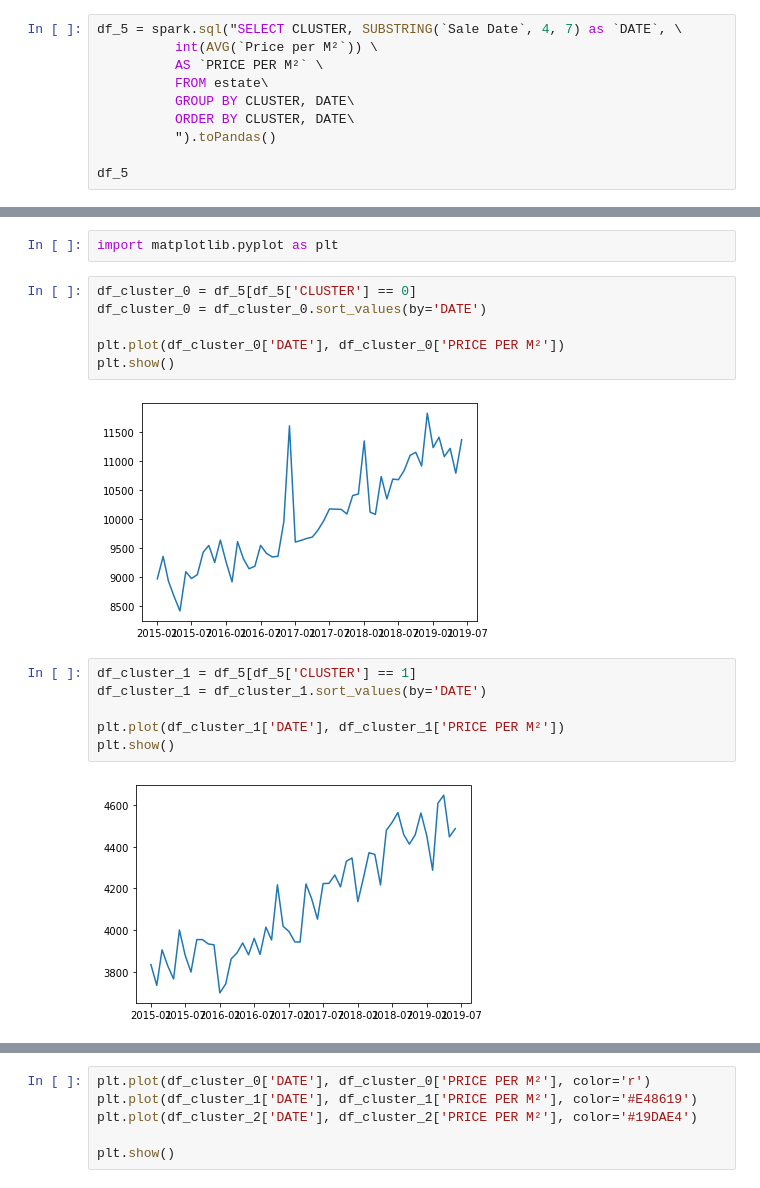
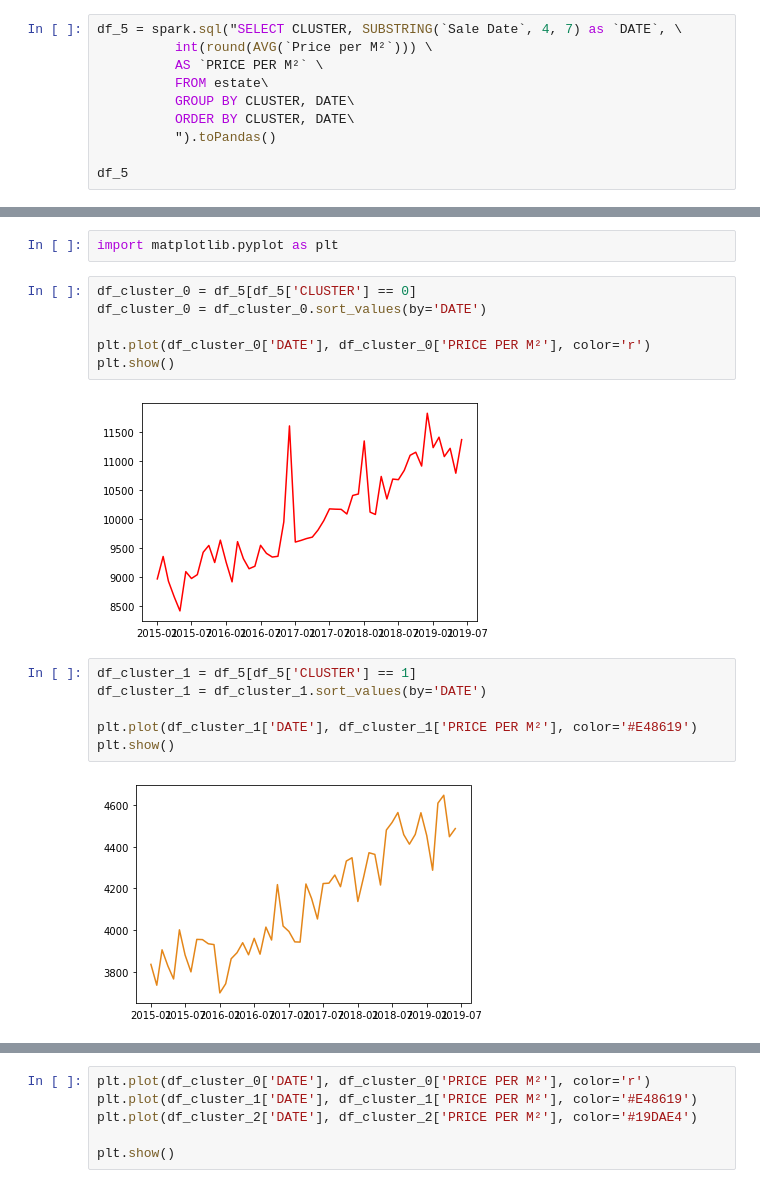
Before and after one commit to 13w13/U2-Big-Data-Tools-for-Business, a Jupyter notebook: 2. Real Estate Market EDA.ipynb, the cells around one changed output, grey strips where cells are left out. Cells and saved outputs as stored; diff of their text form.

Commit message:
Graph 7

```diff
--- a/2. Real Estate Market EDA.ipynb
+++ b/2. Real Estate Market EDA.ipynb
@@ -917,7 +917,7 @@ spark.sql("SELECT CLUSTER, SUBSTRING(`Sale Date`, 4, 7) as `DATE`, \
 only showing top 20 rows
 # %%
 df_5 = spark.sql("SELECT CLUSTER, SUBSTRING(`Sale Date`, 4, 7) as `DATE`, \
-          int(AVG(`Price per M²`)) \
+          int(round(AVG(`Price per M²`))) \
           AS `PRICE PER M²` \
           FROM estate\
           GROUP BY CLUSTER, DATE\
@@ -946,19 +946,19 @@ import matplotlib.pyplot as plt
 # %%
 df_cluster_0 = df_5[df_5['CLUSTER'] == 0]
 df_cluster_0 = df_cluster_0.sort_values(by='DATE')
 
-plt.plot(df_cluster_0['DATE'], df_cluster_0['PRICE PER M²'])
+plt.plot(df_cluster_0['DATE'], df_cluster_0['PRICE PER M²'], color='r')
 plt.show()
 # %% [output]
-[figure, old version]
+[figure, new version]
 # %%
 df_cluster_1 = df_5[df_5['CLUSTER'] == 1]
 df_cluster_1 = df_cluster_1.sort_values(by='DATE')
 
-plt.plot(df_cluster_1['DATE'], df_cluster_1['PRICE PER M²'])
+plt.plot(df_cluster_1['DATE'], df_cluster_1['PRICE PER M²'], color='#E48619')
 plt.show()
 # %% [output]
-[figure, old version]
+[figure, new version]
 # %%
 df_cluster_2 = df_5[df_5['CLUSTER'] == 2]
 df_cluster_2 = df_cluster_2.sort_values(by='DATE')
```
Also changed, not shown: parts of 28 cells of this notebook.
